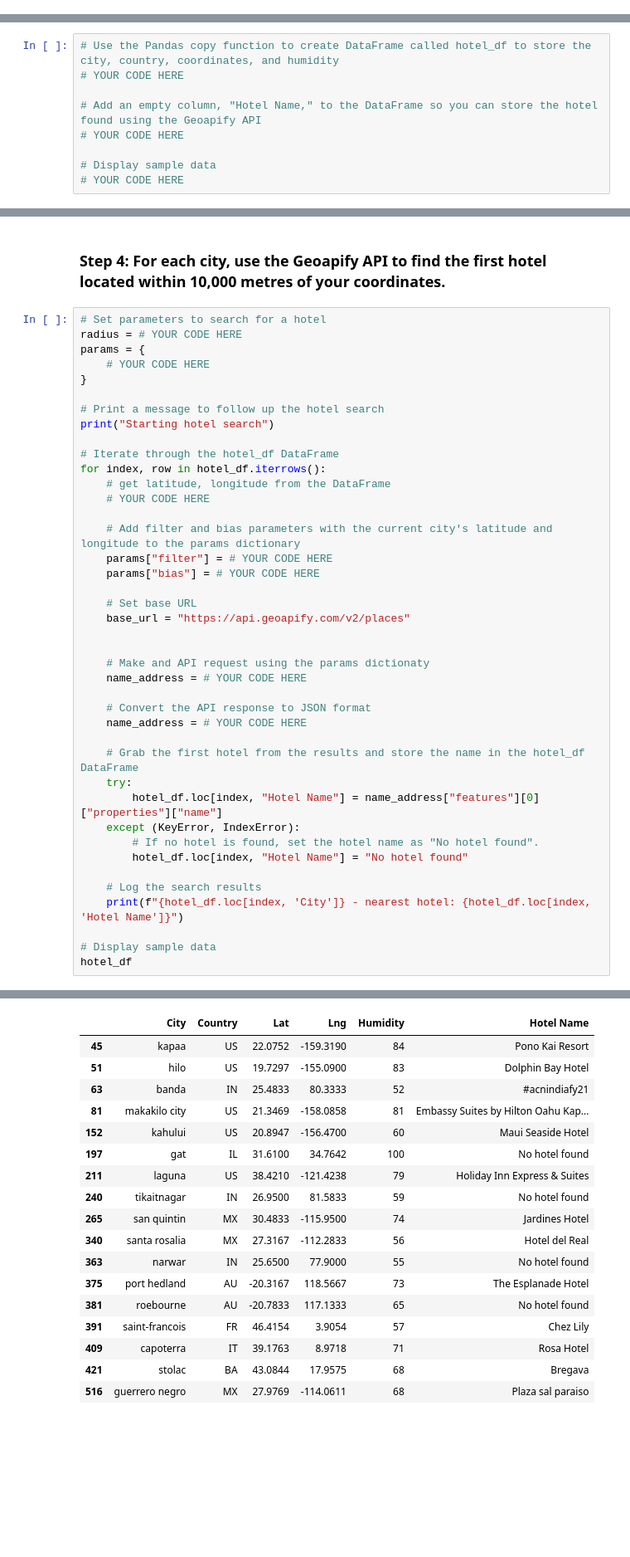
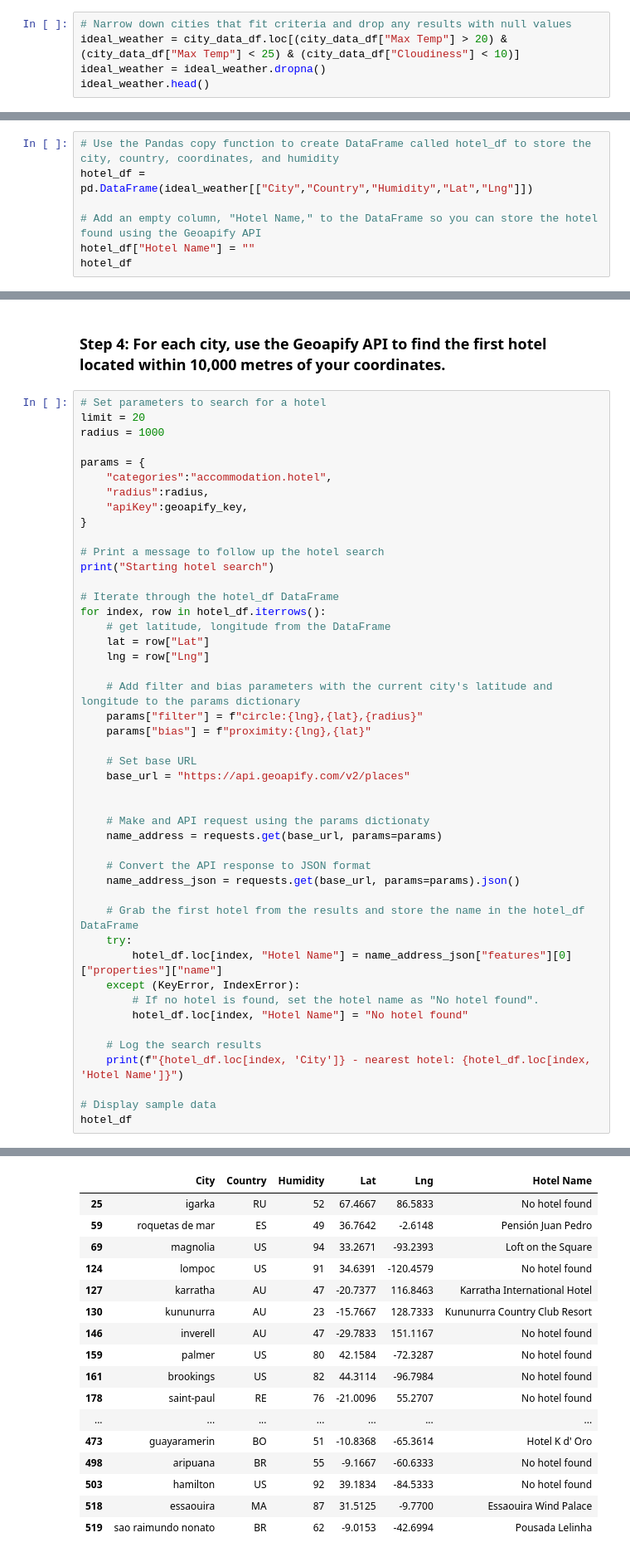
Before and after one commit to ashley-ley/python-apichallenge, a Jupyter notebook: WeatherPy/VacationPy.ipynb, the cells around one changed output, grey strips where cells are left out. Shown at 83% size. Cells and saved outputs as stored; diff of their text form; blank space fills up the shorter version.

```diff
--- a/WeatherPy/VacationPy.ipynb
+++ b/WeatherPy/VacationPy.ipynb
@@ -71,0 +58,5 @@ city_data_df.head()
+# %%
+# Narrow down cities that fit criteria and drop any results with null values
+ideal_weather = city_data_df.loc[(city_data_df["Max Temp"] > 20) & (city_data_df["Max Temp"] < 25) & (city_data_df["Cloudiness"] < 10)]
+ideal_weather = ideal_weather.dropna()
+ideal_weather.head()
@@ -73,11 +71,9 @@ city_data_df.head()
 ### Step 3: Create a new DataFrame called `hotel_df`.
 # %%
 # Use the Pandas copy function to create DataFrame called hotel_df to store the city, country, coordinates, and humidity
-# YOUR CODE HERE
+hotel_df = pd.DataFrame(ideal_weather[["City","Country","Humidity","Lat","Lng"]])
 
 # Add an empty column, "Hotel Name," to the DataFrame so you can store the hotel found using the Geoapify API
-# YOUR CODE HERE
-
-# Display sample data
-# YOUR CODE HERE
+hotel_df["Hotel Name"] = ""
+hotel_df
 # %% [output]
@@ -103,9 +98,13 @@ city_data_df.head()
 ### Step 4: For each city, use the Geoapify API to find the first hotel located within 10,000 metres of your coordinates.
 # %%
 # Set parameters to search for a hotel
-radius = # YOUR CODE HERE
+limit = 20
+radius = 1000
+
 params = {
-    # YOUR CODE HERE
+    "categories":"accommodation.hotel",
+    "radius":radius,
+    "apiKey":geoapify_key,
 }
 
 # Print a message to follow up the hotel search
@@ -114,25 +113,26 @@ print("Starting hotel search")
 # Iterate through the hotel_df DataFrame
 for index, row in hotel_df.iterrows():
     # get latitude, longitude from the DataFrame
-    # YOUR CODE HERE
+    lat = row["Lat"]
+    lng = row["Lng"]
 
     # Add filter and bias parameters with the current city's latitude and longitude to the params dictionary
-    params["filter"] = # YOUR CODE HERE
-    params["bias"] = # YOUR CODE HERE
+    params["filter"] = f"circle:{lng},{lat},{radius}"
+    params["bias"] = f"proximity:{lng},{lat}"
 
     # Set base URL
     base_url = "https://api.geoapify.com/v2/places"
 
 
     # Make and API request using the params dictionaty
-    name_address = # YOUR CODE HERE
+    name_address = requests.get(base_url, params=params)
 
     # Convert the API response to JSON format
-    name_address = # YOUR CODE HERE
+    name_address_json = requests.get(base_url, params=params).json()
 
     # Grab the first hotel from the results and store the name in the hotel_df DataFrame
     try:
-        hotel_df.loc[index, "Hotel Name"] = name_address["features"][0]["properties"]["name"]
+        hotel_df.loc[index, "Hotel Name"] = name_address_json["features"][0]["properties"]["name"]
     except (KeyError, IndexError):
         # If no hotel is found, set the hotel name as "No hotel found".
         hotel_df.loc[index, "Hotel Name"] = "No hotel found"
@@ -164,20 +163,19 @@ guerrero negro - nearest hotel: Plaza sal paraiso
-|  | City | Country | Lat | Lng | Humidity | Hotel Name |
-| 45 | kapaa | US | 22.0752 | -159.3190 | 84 | Pono Kai Resort |
-| 51 | hilo | US | 19.7297 | -155.0900 | 83 | Dolphin Bay Hotel |
-| 63 | banda | IN | 25.4833 | 80.3333 | 52 | #acnindiafy21 |
-| 81 | makakilo city | US | 21.3469 | -158.0858 | 81 | Embassy Suites by Hilton Oahu Kap... |
-| 152 | kahului | US | 20.8947 | -156.4700 | 60 | Maui Seaside Hotel |
-| 197 | gat | IL | 31.6100 | 34.7642 | 100 | No hotel found |
-| 211 | laguna | US | 38.4210 | -121.4238 | 79 | Holiday Inn Express & Suites |
-| 240 | tikaitnagar | IN | 26.9500 | 81.5833 | 59 | No hotel found |
-| 265 | san quintin | MX | 30.4833 | -115.9500 | 74 | Jardines Hotel |
-| 340 | santa rosalia | MX | 27.3167 | -112.2833 | 56 | Hotel del Real |
-| 363 | narwar | IN | 25.6500 | 77.9000 | 55 | No hotel found |
-| 375 | port hedland | AU | -20.3167 | 118.5667 | 73 | The Esplanade Hotel |
-| 381 | roebourne | AU | -20.7833 | 117.1333 | 65 | No hotel found |
-| 391 | saint-francois | FR | 46.4154 | 3.9054 | 57 | Chez Lily |
-| 409 | capoterra | IT | 39.1763 | 8.9718 | 71 | Rosa Hotel |
-| 421 | stolac | BA | 43.0844 | 17.9575 | 68 | Bregava |
-| 516 | guerrero negro | MX | 27.9769 | -114.0611 | 68 | Plaza sal paraiso |
+|  | City | Country | Humidity | Lat | Lng | Hotel Name |
+| 25 | igarka | RU | 52 | 67.4667 | 86.5833 | No hotel found |
+| 59 | roquetas de mar | ES | 49 | 36.7642 | -2.6148 | Pensión Juan Pedro |
+| 69 | magnolia | US | 94 | 33.2671 | -93.2393 | Loft on the Square |
+| 124 | lompoc | US | 91 | 34.6391 | -120.4579 | No hotel found |
+| 127 | karratha | AU | 47 | -20.7377 | 116.8463 | Karratha International Hotel |
+| 130 | kununurra | AU | 23 | -15.7667 | 128.7333 | Kununurra Country Club Resort |
+| 146 | inverell | AU | 47 | -29.7833 | 151.1167 | No hotel found |
+| 159 | palmer | US | 80 | 42.1584 | -72.3287 | No hotel found |
+| 161 | brookings | US | 82 | 44.3114 | -96.7984 | No hotel found |
+| 178 | saint-paul | RE | 76 | -21.0096 | 55.2707 | No hotel found |
+| ... | ... | ... | ... | ... | ... | ... |
+| 473 | guayaramerin | BO | 51 | -10.8368 | -65.3614 | Hotel K d' Oro |
+| 498 | aripuana | BR | 55 | -9.1667 | -60.6333 | No hotel found |
+| 503 | hamilton | US | 92 | 39.1834 | -84.5333 | No hotel found |
+| 518 | essaouira | MA | 87 | 31.5125 | -9.7700 | Essaouira Wind Palace |
+| 519 | sao raimundo nonato | BR | 62 | -9.0153 | -42.6994 | Pousada Lelinha |
 # %% [markdown]
 ### Step 5: Add the hotel name and the country as additional information in the hover message for each city in the map.
```
Also changed, not shown: parts of 10 cells of this notebook.
